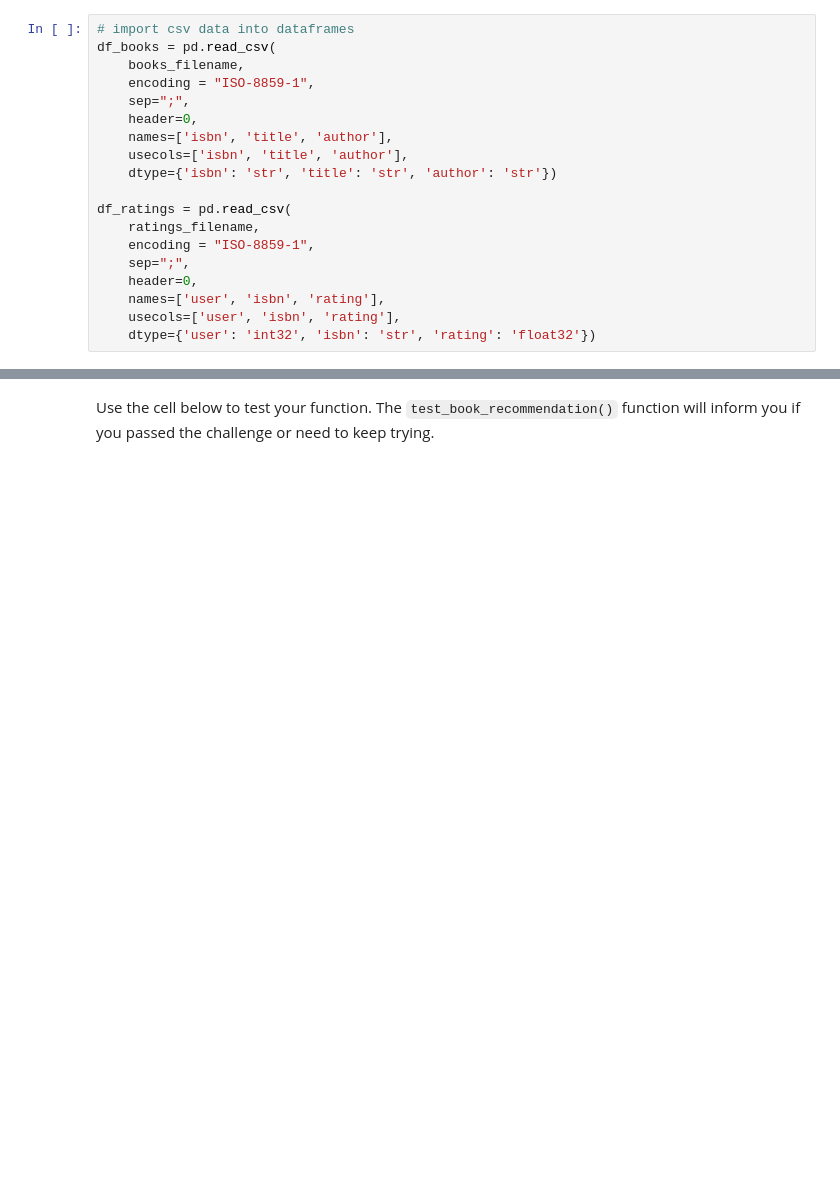
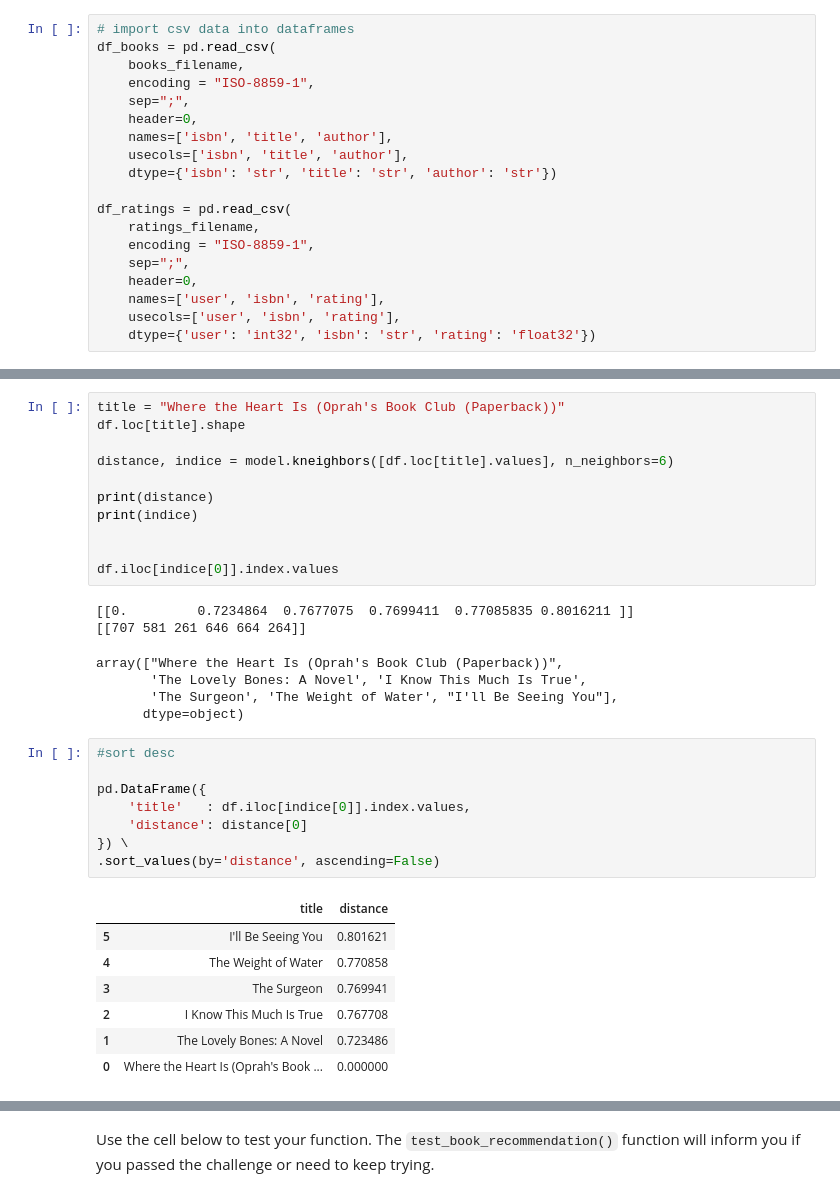
Before and after one commit to jiunndar/tensorflow-tutorial, a Jupyter notebook: book_recommendation_knn.ipynb, the cells around one changed output, grey strips where cells are left out. Saved outputs shown, nothing was run; the diff lists cells and outputs as text; blank space fills up the shorter version.

```diff
--- a/book_recommendation_knn.ipynb
+++ b/book_recommendation_knn.ipynb
@@ -81,0 +204,34 @@ def get_recommends(book = ""):
+# %%
+title = "Where the Heart Is (Oprah's Book Club (Paperback))"
+df.loc[title].shape
+
+distance, indice = model.kneighbors([df.loc[title].values], n_neighbors=6)
+
+print(distance)
+print(indice)
+
+
+df.iloc[indice[0]].index.values
+# %% [output]
+[[0.         0.7234864  0.7677075  0.7699411  0.77085835 0.8016211 ]]
+[[707 581 261 646 664 264]]
+array(["Where the Heart Is (Oprah's Book Club (Paperback))",
+       'The Lovely Bones: A Novel', 'I Know This Much Is True',
+       'The Surgeon', 'The Weight of Water', "I'll Be Seeing You"],
+      dtype=object)
+# %%
+#sort desc
+
+pd.DataFrame({
+    'title'   : df.iloc[indice[0]].index.values,
+    'distance': distance[0]
+}) \
+.sort_values(by='distance', ascending=False)
+# %% [output]
+|  | title | distance |
+| 5 | I'll Be Seeing You | 0.801621 |
+| 4 | The Weight of Water | 0.770858 |
+| 3 | The Surgeon | 0.769941 |
+| 2 | I Know This Much Is True | 0.767708 |
+| 1 | The Lovely Bones: A Novel | 0.723486 |
+| 0 | Where the Heart Is (Oprah's Book ... | 0.000000 |
```
Also changed, not shown: parts of 20 cells of this notebook.
